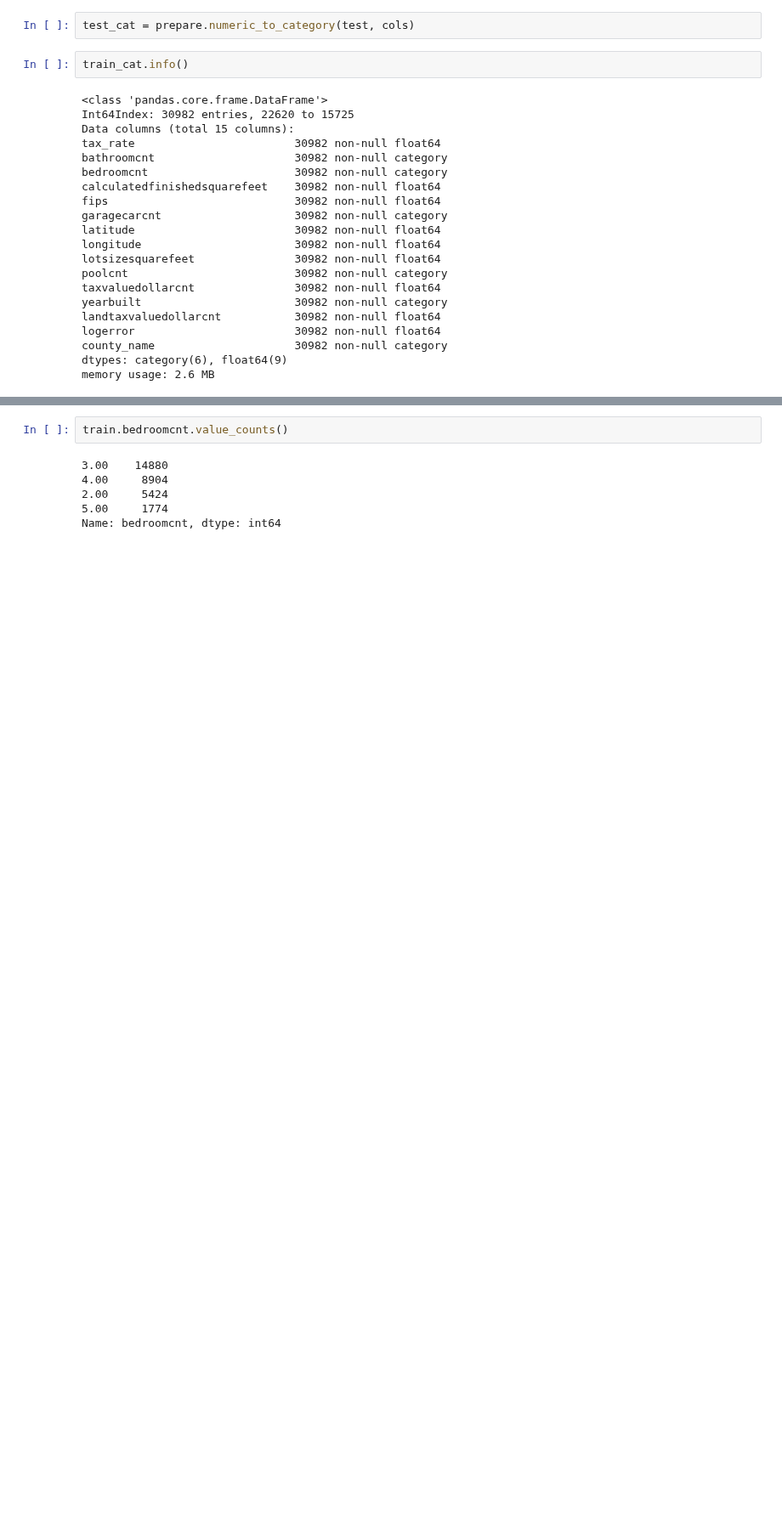
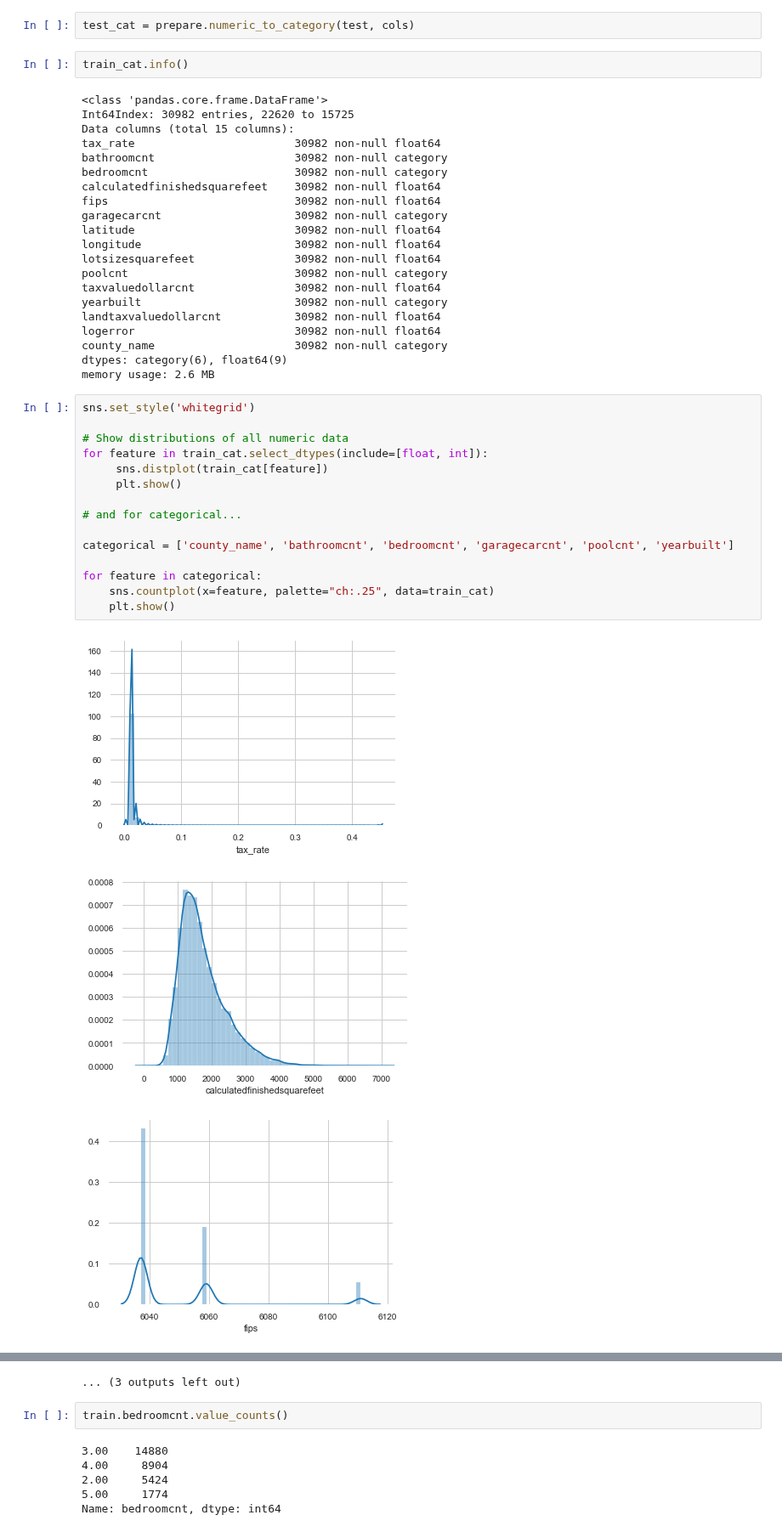
Before and after one commit to FJ-Zillow-Org/Zillow, a Jupyter notebook: faiths_explore.ipynb, the cells around one changed output, grey strips where cells are left out. Shown at 85% size. Saved outputs shown, nothing was run; the diff lists cells and outputs as text; blank space fills up the shorter version.

```diff
--- a/faiths_explore.ipynb
+++ b/faiths_explore.ipynb
@@ -290,3 +309,22 @@ logerror                        30982 non-null float64
 county_name                     30982 non-null category
 dtypes: category(6), float64(9)
 memory usage: 2.6 MB
+# %%
+sns.set_style('whitegrid')
+
+# Show distributions of all numeric data
+for feature in train_cat.select_dtypes(include=[float, int]):
+     sns.distplot(train_cat[feature])
+     plt.show()
+
+# and for categorical...
+
+categorical = ['county_name', 'bathroomcnt', 'bedroomcnt', 'garagecarcnt', 'poolcnt', 'yearbuilt']
+
+for feature in categorical:
+    sns.countplot(x=feature, palette="ch:.25", data=train_cat)
+    plt.show()
+# %% [output]
+[figure, added]
+[figure, added]
+[figure, added]
@@ -293,3 +340,4 @@ memory usage: 2.6 MB
+... (3 outputs left out)
 # %%
 train.bedroomcnt.value_counts()
 # %% [output]
```
Also changed, not shown: parts of 2 cells of this notebook.
